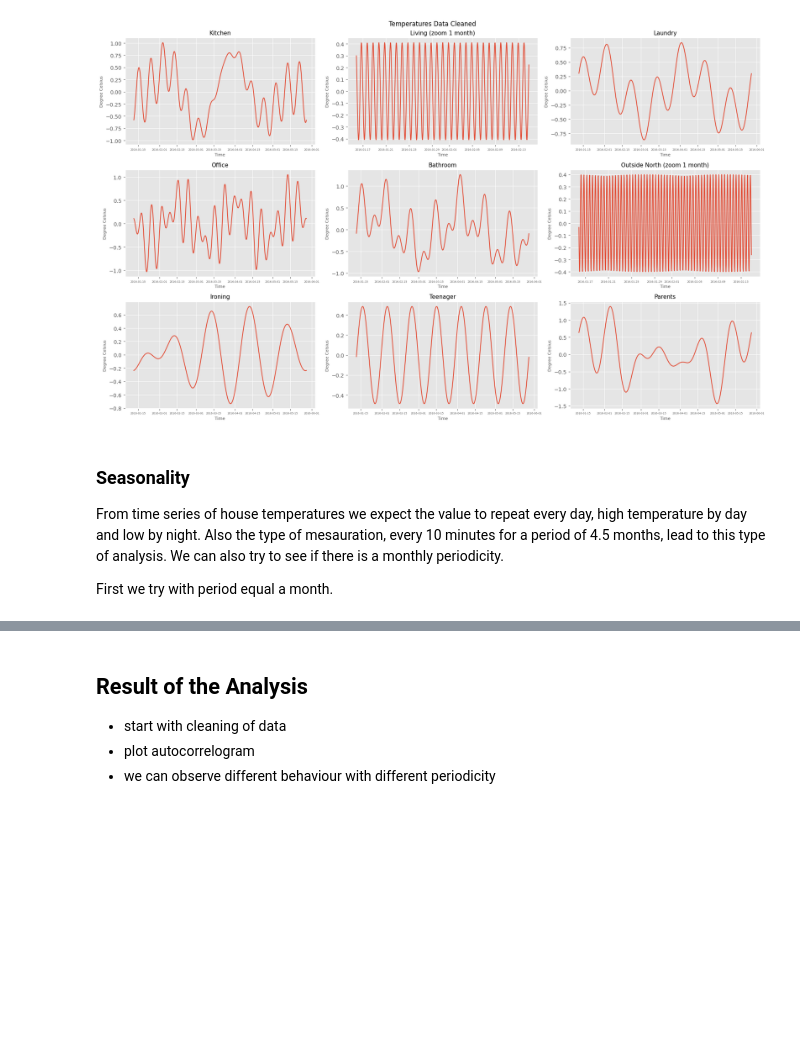
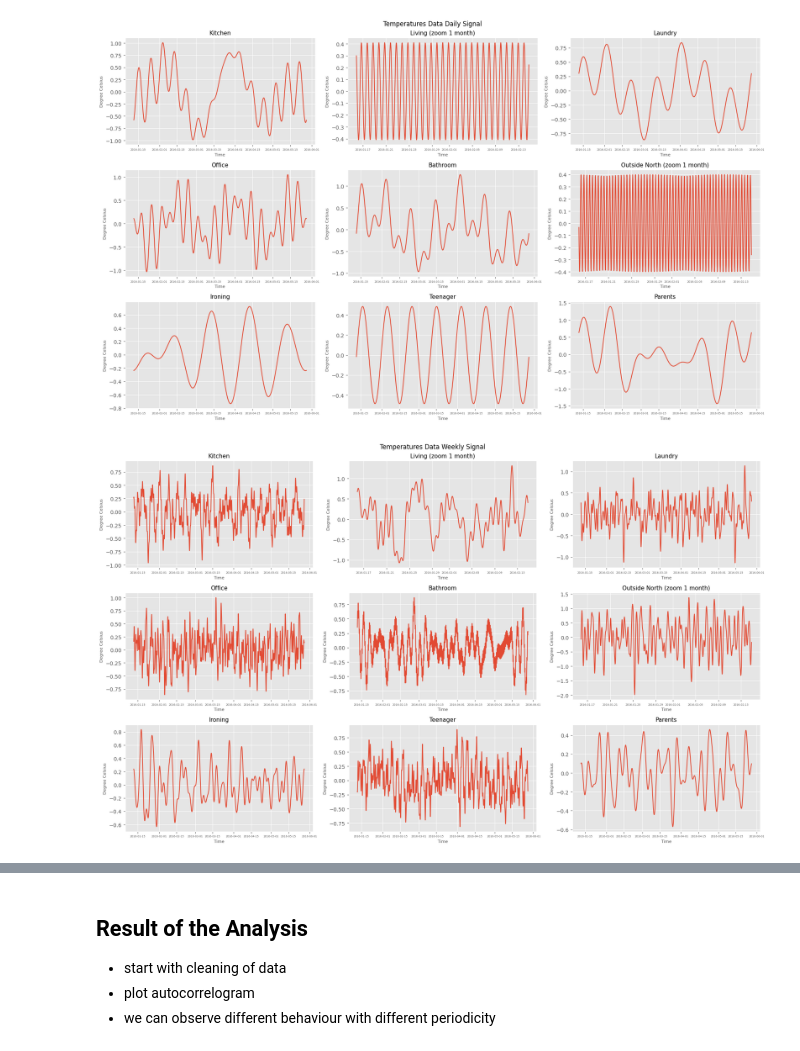
Before and after one commit to lilf4p/ispr-midterm, a Jupyter notebook: midterm1/temperature_analysis.ipynb, the cells around one changed output, grey strips where cells are left out. Cells and saved outputs as stored; diff of their text form; code cells hidden in the pictures; blank space fills up the shorter version.

Commit message:
monthly and week signal

```diff
--- a/midterm1/temperature_analysis.ipynb
+++ b/midterm1/temperature_analysis.ipynb
@@ -232,4 +233,6 @@ We have low response to high frequency, as we expect higher frequency bring nois
 # %%
+#daily signal
+
 plt.style.use("ggplot")
 figure, axis = plt.subplots(3, 3, figsize=(18, 11))
 
@@ -237,7 +240,7 @@ k=0
 lim_sx = [50,136,100,100,100,130,100,100,50]
 lim_dx = [160,138,200,200,200,140,200,200,200]
 
-df_clean = df_sub.copy(deep=True)
+df_clean_daily = df_sub.copy(deep=True)
 
 for i in range(3):
     for j in range(3):
@@ -255,14 +258,14 @@ for i in range(3):
         fft = _maskhigh * fft
         fft = _masklow * fft
 
-        df_clean['T'+str(k)]=np.fft.irfft(fft)
+        df_clean_daily['T'+str(k)]=np.fft.irfft(fft)
 
         #axis[i,j].stem(abs(fft[1:]))
         if k==6 or k==2:
-            axis[i,j].plot(df_clean['T'+str(k)][100:820])
+            axis[i,j].plot(df_clean_daily['T'+str(k)][100:820])
             axis[i,j].set_title(sensors[k]+" (zoom 1 month)", fontsize=11)
         else:
-            axis[i,j].plot(df_clean['T'+str(k)])
+            axis[i,j].plot(df_clean_daily['T'+str(k)])
             axis[i,j].set_title(sensors[k], fontsize=11)
 
         axis[i,j].set_xlabel("Time", fontsize=8)
@@ -270,13 +273,56 @@ for i in range(3):
         axis[i,j].tick_params(axis="x", labelsize=5)
         #axis[i,j].set_xscale('log')
 
-figure.suptitle("Temperatures Data Cleaned")
+figure.suptitle("Temperatures Data Daily Signal")
 figure.tight_layout()
 plt.show()
 # %% [output]
 [figure]
-# %% [markdown]
-### Seasonality
-From time series of house temperatures we expect the value to repeat every day, high temperature by day and low by night. Also the type of mesauration, every 10 minutes for a period of 4.5 months, lead to this type of analysis. We can also try to see if there is a monthly periodicity.
-
-First we try with period equal a month.
+# %%
+# weekly signal
+
+plt.style.use("ggplot")
+figure, axis = plt.subplots(3, 3, figsize=(18, 11))
+
+k=0
+lim_sx = [10,10,10,10,10,10,10,10,10]
+lim_dx = [20,20,20,20,20,20,20,20,20]
+
+df_clean_weekly = df_sub.copy(deep=True)
+
+for i in range(3):
+    for j in range(3):
+        k+=1
+        data = df_sub['T'+str(k)]
+        num_samples = len(data.to_numpy())
+
+        #dft
+        fft = np.fft.rfft(data.to_numpy(), num_samples)
+
+        PSD = fft * np.conj(fft) / num_samples
+
+        _masklow = PSD > lim_sx[k-1]
+        _maskhigh = PSD < lim_dx[k-1]
+        fft = _maskhigh * fft
+        fft = _masklow * fft
+
+        df_clean_weekly['T'+str(k)]=np.fft.irfft(fft)
+
+        #axis[i,j].stem(abs(fft[1:]))
+        if k==6 or k==2:
+            axis[i,j].plot(df_clean_weekly['T'+str(k)][100:820])
+            axis[i,j].set_title(sensors[k]+" (zoom 1 month)", fontsize=11)
+        else:
+            axis[i,j].plot(df_clean_weekly['T'+str(k)])
+            axis[i,j].set_title(sensors[k], fontsize=11)
+
+        axis[i,j].set_xlabel("Time", fontsize=8)
+        axis[i,j].set_ylabel("Degree Celsius", fontsize=8)
+        axis[i,j].tick_params(axis="x", labelsize=5)
+        #axis[i,j].set_xscale('log')
+
+figure.suptitle("Temperatures Data Weekly Signal")
+figure.tight_layout()
+plt.show()
+# %% [output]
+[figure, added]
```
Also changed, not shown: parts of 24 cells of this notebook, 2 other files.
